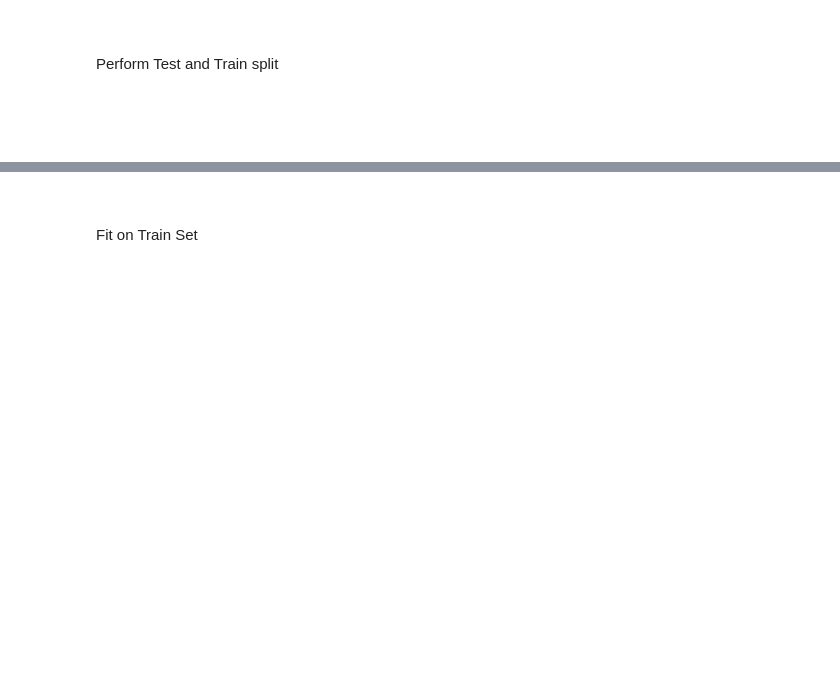
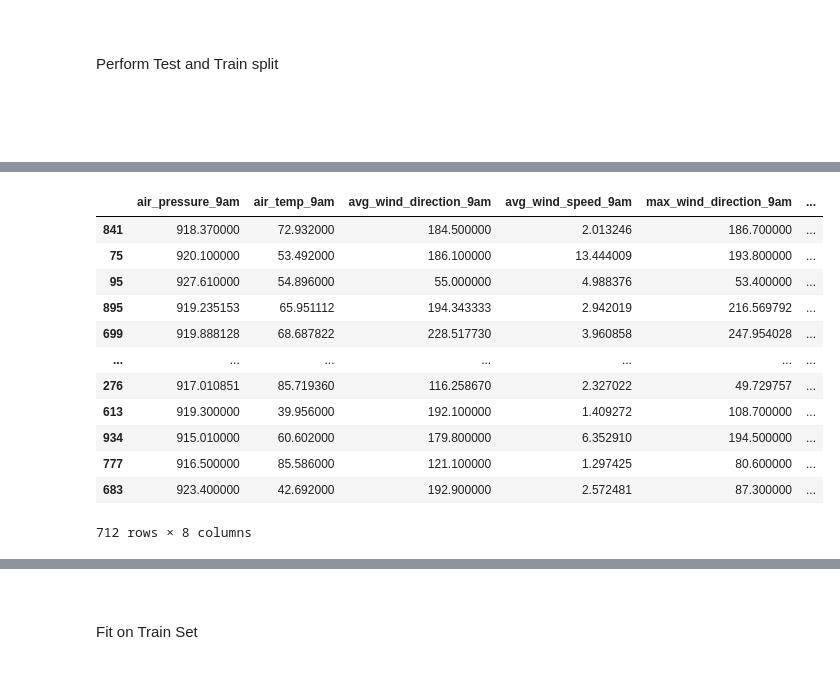
Before and after one commit to AkanchhaChoudhary/UCSanDiegoX-s-Data-Science-MicroMasters, a Jupyter notebook: Python_for_Data_Science/week-7/Weather Data Classification using Decision Trees.ipynb, the cells around one changed output, grey strips where cells are left out. Drawn from its saved outputs; the diff is of its cells as text; code cells hidden in the pictures; blank space fills up the shorter version.

```diff
--- a/Python_for_Data_Science/week-7/Weather Data Classification using Decision Trees.ipynb
+++ b/Python_for_Data_Science/week-7/Weather Data Classification using Decision Trees.ipynb
@@ -136,3 +245,19 @@ X_train, X_test, y_train, y_test = train_test_split(X, y, test_size=0.33, random
 #type(y_test)
 #X_train.head()
 #y_train.describe()
+# %%
+X_train
+# %% [output]
+|  | air_pressure_9am | air_temp_9am | avg_wind_direction_9am | avg_wind_speed_9am | max_wind_direction_9am | ... |
+| 841 | 918.370000 | 72.932000 | 184.500000 | 2.013246 | 186.700000 | ... |
+| 75 | 920.100000 | 53.492000 | 186.100000 | 13.444009 | 193.800000 | ... |
+| 95 | 927.610000 | 54.896000 | 55.000000 | 4.988376 | 53.400000 | ... |
+| 895 | 919.235153 | 65.951112 | 194.343333 | 2.942019 | 216.569792 | ... |
+| 699 | 919.888128 | 68.687822 | 228.517730 | 3.960858 | 247.954028 | ... |
+| ... | ... | ... | ... | ... | ... | ... |
+| 276 | 917.010851 | 85.719360 | 116.258670 | 2.327022 | 49.729757 | ... |
+| 613 | 919.300000 | 39.956000 | 192.100000 | 1.409272 | 108.700000 | ... |
+| 934 | 915.010000 | 60.602000 | 179.800000 | 6.352910 | 194.500000 | ... |
+| 777 | 916.500000 | 85.586000 | 121.100000 | 1.297425 | 80.600000 | ... |
+| 683 | 923.400000 | 42.692000 | 192.900000 | 2.572481 | 87.300000 | ... |
+712 rows × 8 columns
```
Also changed, not shown: parts of 25 cells of this notebook, 1 other file.
